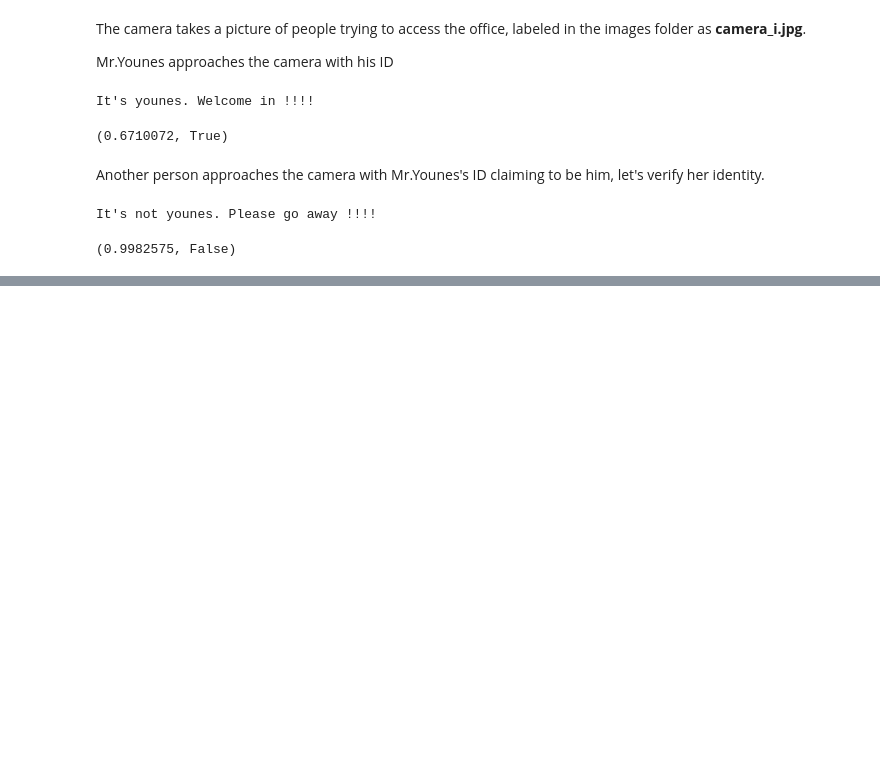
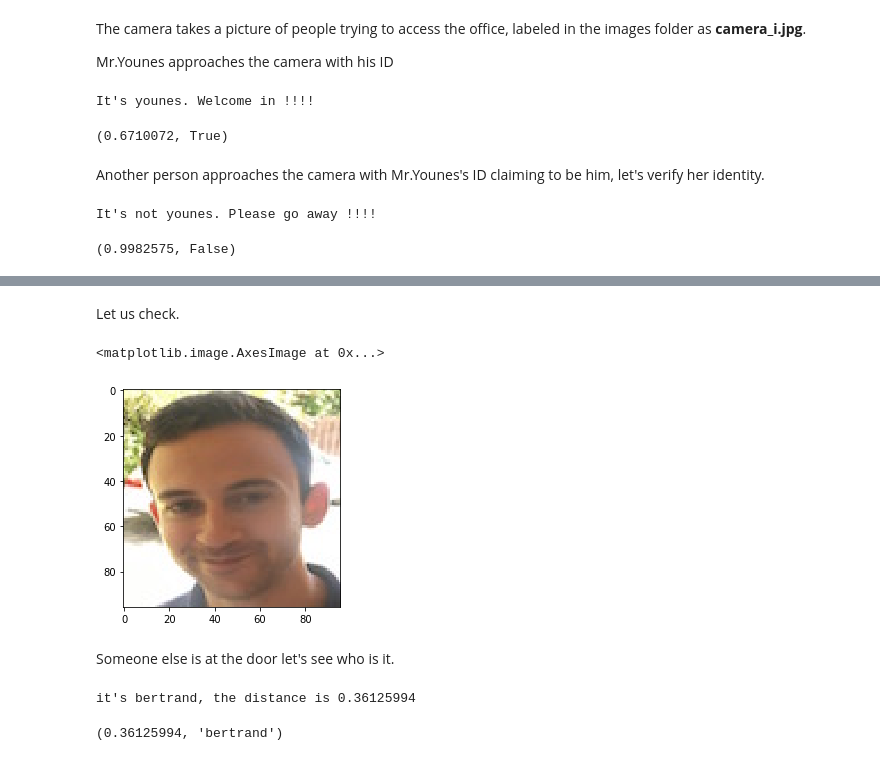
Before and after one commit to adnaneaabbar/face-recognition-for-authorized-staff, a Jupyter notebook: Face_Recognition.ipynb, the cells around one changed output, grey strips where cells are left out. Saved outputs shown, nothing was run; the diff lists cells and outputs as text; code cells hidden in the pictures; blank space fills up the shorter version.

```diff
--- a/Face_Recognition.ipynb
+++ b/Face_Recognition.ipynb
@@ -163,0 +228,15 @@ It's not younes. Please go away !!!!
+# %% [markdown]
+Let us check.
+# %%
+younes = imread('/face-recognition/images/younes.jpg')
+imshow(younes)
+# %% [output]
+<matplotlib.image.AxesImage at 0x...>
+[figure, added]
+# %% [markdown]
+Someone else is at the door let's see who is it.
+# %%
+who_is_it("/face-recognition/images/camera_3.jpg", database, FRmodel)
+# %% [output]
+it's bertrand, the distance is 0.36125994
+(0.36125994, 'bertrand')
```
Also changed, not shown: parts of 14 cells of this notebook.
